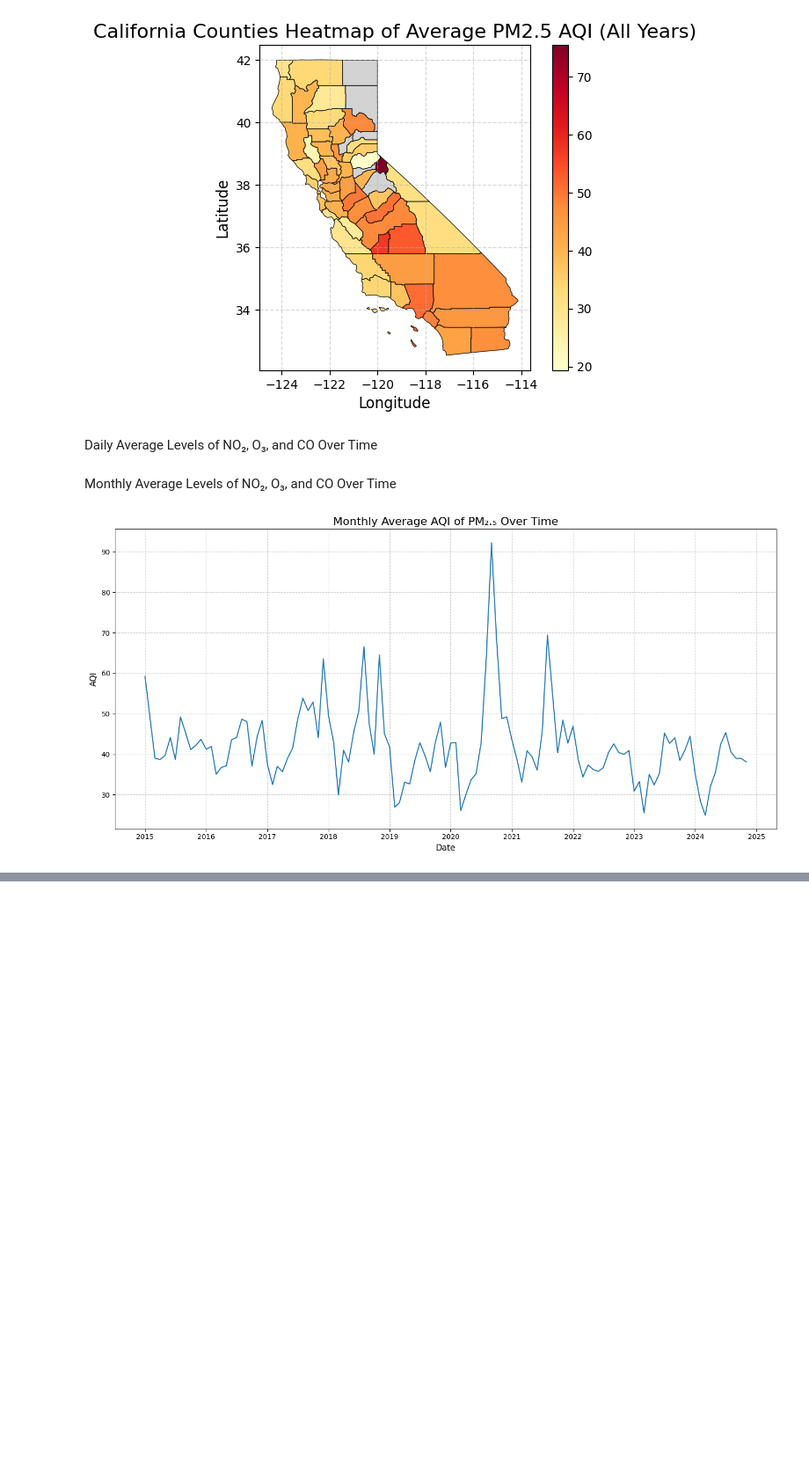
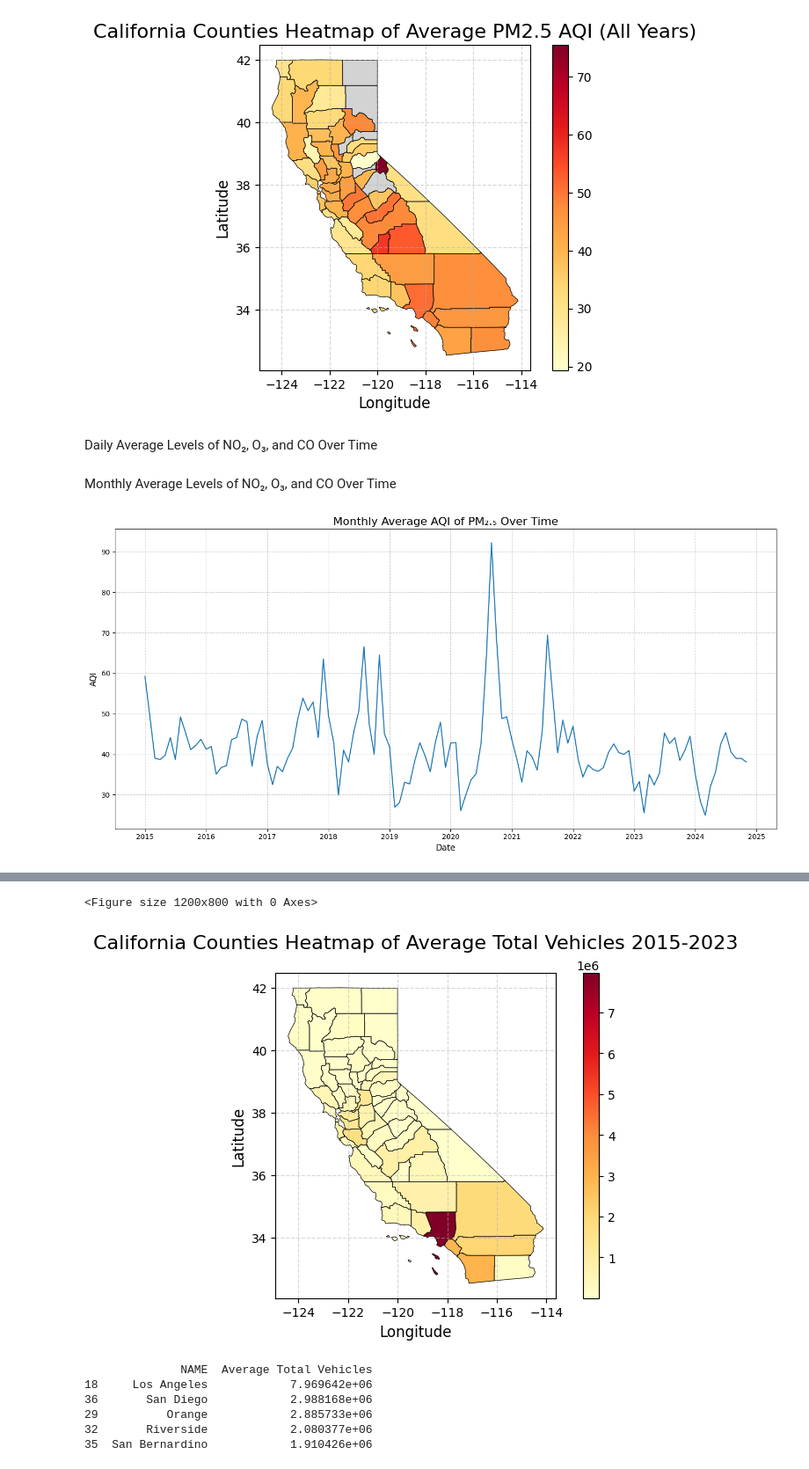
Before and after one commit to ashkren/eda_final_project, a Jupyter notebook: eda_final_project.ipynb, the cells around one changed output, grey strips where cells are left out. Shown at 88% size. Cells and saved outputs as stored; diff of their text form; code cells hidden in the pictures; blank space fills up the shorter version.

Commit message:
Added car data

```diff
--- a/eda_final_project.ipynb
+++ b/eda_final_project.ipynb
@@ -257,0 +272,10 @@ plt.show()
+# %%
+car_data2015 = pd.read_csv("dmv2015.csv", encoding = 'UTF-16', sep="\t")
+car_data2016 = pd.read_csv("dmv2016.csv", encoding = 'UTF-16', sep="\t")
+car_data2017 = pd.read_csv("dmv2017.csv", encoding = 'UTF-16', sep="\t")
+car_data2018 = pd.read_csv("dmv2018.csv", encoding = 'UTF-16', sep="\t")
+car_data2019 = pd.read_csv("dmv2019.csv", encoding = 'UTF-16', sep="\t")
+car_data2020 = pd.read_csv("dmv2020.csv", encoding = 'UTF-16', sep="\t")
+car_data2021 = pd.read_csv("dmv2021.csv", encoding = 'UTF-16', sep="\t")
+car_data2022 = pd.read_csv("dmv2022.csv", encoding = 'UTF-16', sep="\t")
+car_data2023 = pd.read_csv("dmv2023.csv", encoding = 'UTF-16', sep="\t")
@@ -257,0 +312,10 @@ plt.show()
+# %%
+car_data['Counties'] = car_data['Counties'].str.title()
+
+for col in ['Autos', 'Trucks', 'Trailers', 'Motorcycles',
+       'Total Vehicles', 'Year']:
+    car_data[col] = car_data[col].astype(str).str.replace(",", "").astype(int)
+# %%
+rows_to_drop = ['Out Of State', 'Misc Vehicles *', 'Fee Exempt Vehicles', 'Statewide', 'Irp Vehicles **']
+
+car_data.drop(car_data[car_data['Counties'].isin(rows_to_drop)].index, inplace=True)
@@ -257,0 +339,42 @@ plt.show()
+# %%
+# Group car data by 'Counties' and calculate the average 'Total Vehicles'
+county_vehicle_data = car_data.groupby('Counties')['Total Vehicles'].mean().reset_index()
+county_vehicle_data.columns = ['NAME', 'Average Total Vehicles']
+
+# Merge GeoJSON with car data using the 'NAME' column
+merged_geo_car_data = california_geojson.merge(county_vehicle_data, on='NAME', how='left')
+
+# Plot the heatmap
+plt.figure(figsize=(12, 8))
+merged_geo_car_data.plot(
+    column='Average Total Vehicles',
+    cmap='YlOrRd',
+    legend=True,
+    edgecolor='black',
+    linewidth=0.5,
+    missing_kwds={"color": "lightgrey", "label": "No Data"}
+)
+
+# Adjust layout to avoid overlap
+plt.title('California Counties Heatmap of Average Total Vehicles 2015-2023', fontsize=16, pad=20)  # Add padding
+plt.xlabel('Longitude', fontsize=12)
+plt.ylabel('Latitude', fontsize=12)
+plt.grid(True, linestyle='--', alpha=0.5)
+
+# Adjust spacing for the color bar and title
+plt.tight_layout()  # Automatically adjust spacing
+plt.subplots_adjust(top=0.9)  # Manually adjust top margin
+
+plt.show()
+# %% [output]
+<Figure size 1200x800 with 0 Axes>
+[figure, added]
+# %%
+print(county_vehicle_data.sort_values(by='Average Total Vehicles', ascending=False).head())
+# %% [output]
+              NAME  Average Total Vehicles
+18     Los Angeles            7.969642e+06
+36       San Diego            2.988168e+06
+29          Orange            2.885733e+06
+32       Riverside            2.080377e+06
+35  San Bernardino            1.910426e+06
```
Also changed, not shown: parts of 4 cells of this notebook, 10 other files.
